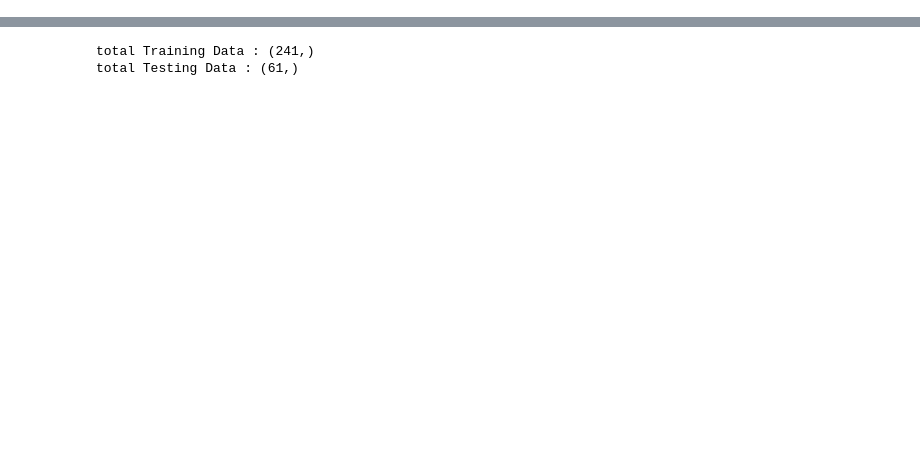
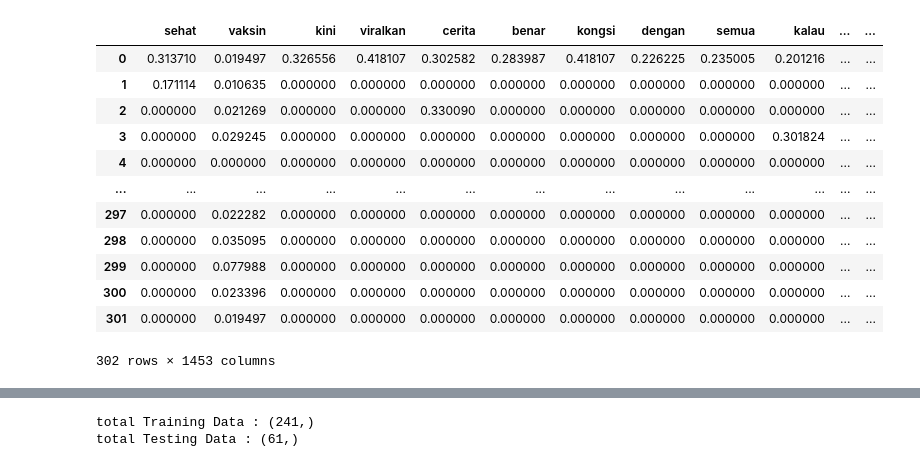
Before and after one commit to akbar-sys/Analisis-Sentiment-Twitter, a Jupyter notebook: analisis sentimen new/bismillah tfidf nbc.ipynb, the cells around one changed output, grey strips where cells are left out. Saved outputs shown, nothing was run; the diff lists cells and outputs as text; code cells hidden in the pictures; blank space fills up the shorter version.

```diff
--- a/analisis sentimen new/bismillah tfidf nbc.ipynb
+++ b/analisis sentimen new/bismillah tfidf nbc.ipynb
@@ -131 +137,23 @@ print(df["TF-IDF_dict"].head(10))
 Name: TF-IDF_dict, dtype: object
+# %%
+# sort descending by value for DF dictionary
+sorted_DF = sorted(DF.items(), key=lambda kv: kv[1], reverse=True)[:10]
+
+# Create a list of unique words from sorted dictionay `sorted_DF`
+unique_term = [item[0] for item in sorted_DF]
+
+def calc_TF_IDF_Vec(__TF_IDF_Dict):
+    TF_IDF_vector = [0.0] * len(unique_term)
+
+    # For each unique word, if it is in the review, store its TF-IDF value.
+    for i, term in enumerate(unique_term):
+        if term in __TF_IDF_Dict:
+            TF_IDF_vector[i] = __TF_IDF_Dict[term]
+    return TF_IDF_vector
+
+df["TF_IDF_Vec"] = df["TF-IDF_dict"].apply(calc_TF_IDF_Vec)
+
+print("print first row matrix TF_IDF_Vec Series\n")
+print(df["TF_IDF_Vec"][0])
+
+print("\nmatrix size : ", len(df["TF_IDF_Vec"][0]))
@@ -131,0 +192,18 @@ Name: TF-IDF_dict, dtype: object
+# %%
+new = df["TF-IDF_dict"].apply(pd.Series)
+new_df = new.fillna(0)
+new_df
+# %% [output]
+|  | sehat | vaksin | kini | viralkan | cerita | benar | kongsi | dengan | semua | kalau | ... | ... |
+| 0 | 0.313710 | 0.019497 | 0.326556 | 0.418107 | 0.302582 | 0.283987 | 0.418107 | 0.226225 | 0.235005 | 0.201216 | ... | ... |
+| 1 | 0.171114 | 0.010635 | 0.000000 | 0.000000 | 0.000000 | 0.000000 | 0.000000 | 0.000000 | 0.000000 | 0.000000 | ... | ... |
+| 2 | 0.000000 | 0.021269 | 0.000000 | 0.000000 | 0.330090 | 0.000000 | 0.000000 | 0.000000 | 0.000000 | 0.000000 | ... | ... |
+| 3 | 0.000000 | 0.029245 | 0.000000 | 0.000000 | 0.000000 | 0.000000 | 0.000000 | 0.000000 | 0.000000 | 0.301824 | ... | ... |
+| 4 | 0.000000 | 0.000000 | 0.000000 | 0.000000 | 0.000000 | 0.000000 | 0.000000 | 0.000000 | 0.000000 | 0.000000 | ... | ... |
+| ... | ... | ... | ... | ... | ... | ... | ... | ... | ... | ... | ... | ... |
+| 297 | 0.000000 | 0.022282 | 0.000000 | 0.000000 | 0.000000 | 0.000000 | 0.000000 | 0.000000 | 0.000000 | 0.000000 | ... | ... |
+| 298 | 0.000000 | 0.035095 | 0.000000 | 0.000000 | 0.000000 | 0.000000 | 0.000000 | 0.000000 | 0.000000 | 0.000000 | ... | ... |
+| 299 | 0.000000 | 0.077988 | 0.000000 | 0.000000 | 0.000000 | 0.000000 | 0.000000 | 0.000000 | 0.000000 | 0.000000 | ... | ... |
+| 300 | 0.000000 | 0.023396 | 0.000000 | 0.000000 | 0.000000 | 0.000000 | 0.000000 | 0.000000 | 0.000000 | 0.000000 | ... | ... |
+| 301 | 0.000000 | 0.019497 | 0.000000 | 0.000000 | 0.000000 | 0.000000 | 0.000000 | 0.000000 | 0.000000 | 0.000000 | ... | ... |
+302 rows × 1453 columns
```
Also changed, not shown: parts of 23 cells of this notebook, 2 other files.
